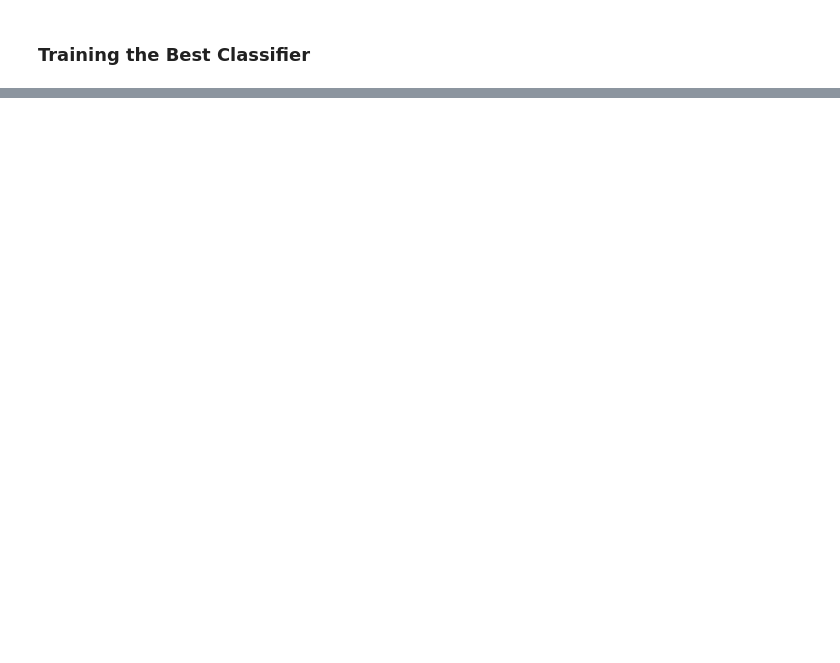
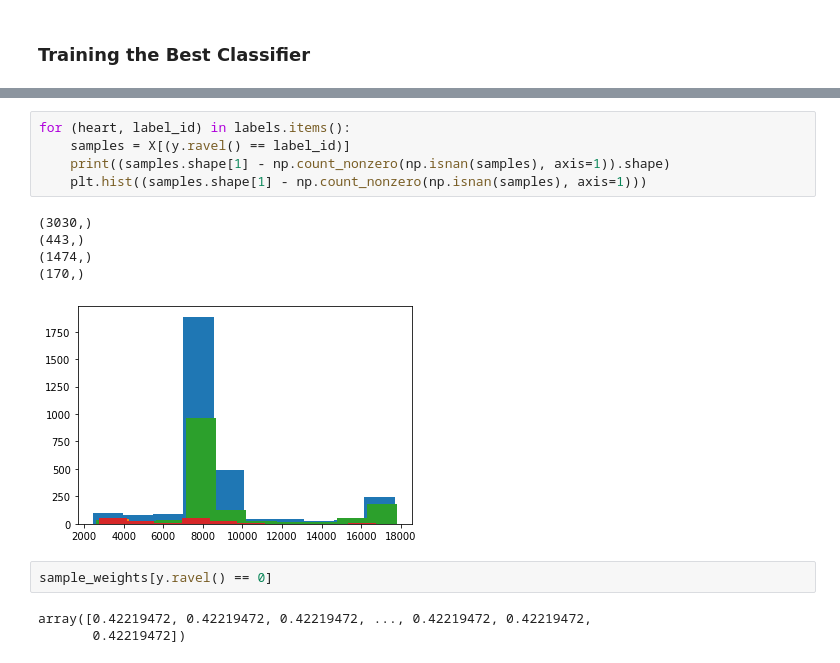
Before and after one commit to yardenas/ethz-advanced-ml, a Jupyter notebook: projects/project_3/classic_classification/ecg_with_feature_extraction.ipynb, the cells around one changed output, grey strips where cells are left out. Drawn from its saved outputs; the diff is of its cells as text; blank space fills up the shorter version.

```diff
--- a/projects/project_3/classic_classification/ecg_with_feature_extraction.ipynb
+++ b/projects/project_3/classic_classification/ecg_with_feature_extraction.ipynb
@@ -190,0 +212,16 @@ Fitting 5 folds for each of 4 candidates, totalling 20 fits
+# %%
+for (heart, label_id) in labels.items():
+    samples = X[(y.ravel() == label_id)]
+    print((samples.shape[1] - np.count_nonzero(np.isnan(samples), axis=1)).shape)
+    plt.hist((samples.shape[1] - np.count_nonzero(np.isnan(samples), axis=1)))
+# %% [output]
+(3030,)
+(443,)
+(1474,)
+(170,)
+[figure, added]
+# %%
+sample_weights[y.ravel() == 0]
+# %% [output]
+array([0.42219472, 0.42219472, 0.42219472, ..., 0.42219472, 0.42219472,
+       0.42219472])
```
Also changed, not shown: parts of 9 cells of this notebook.
